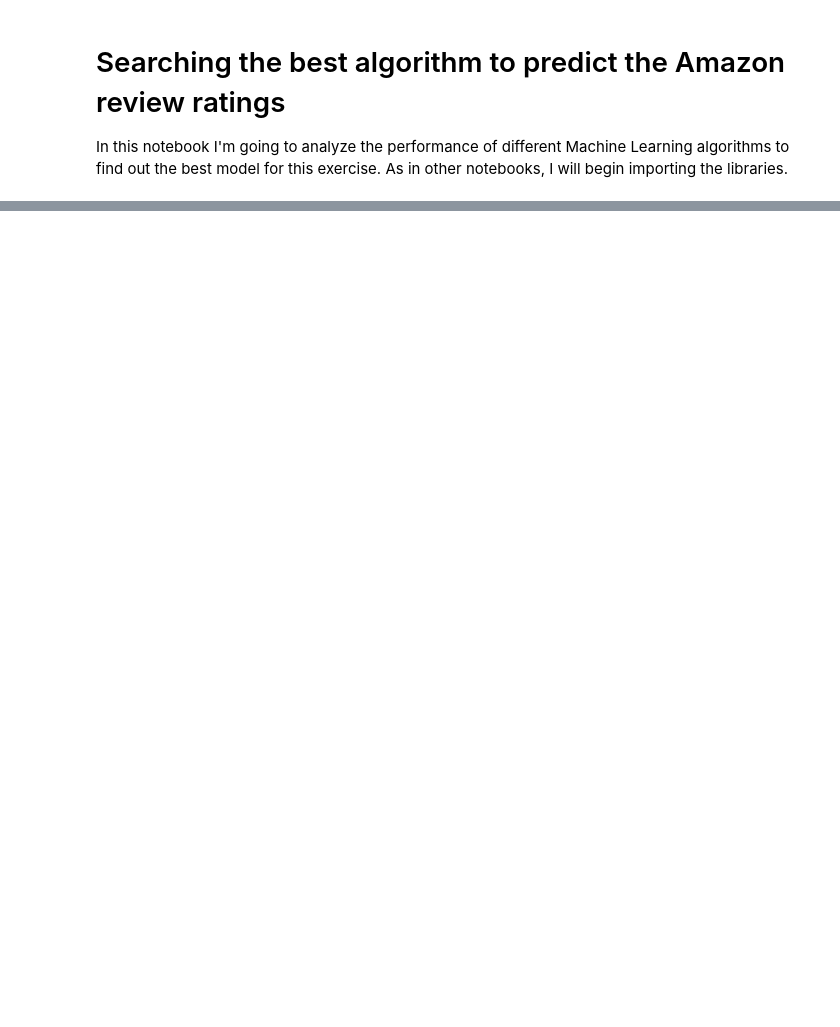
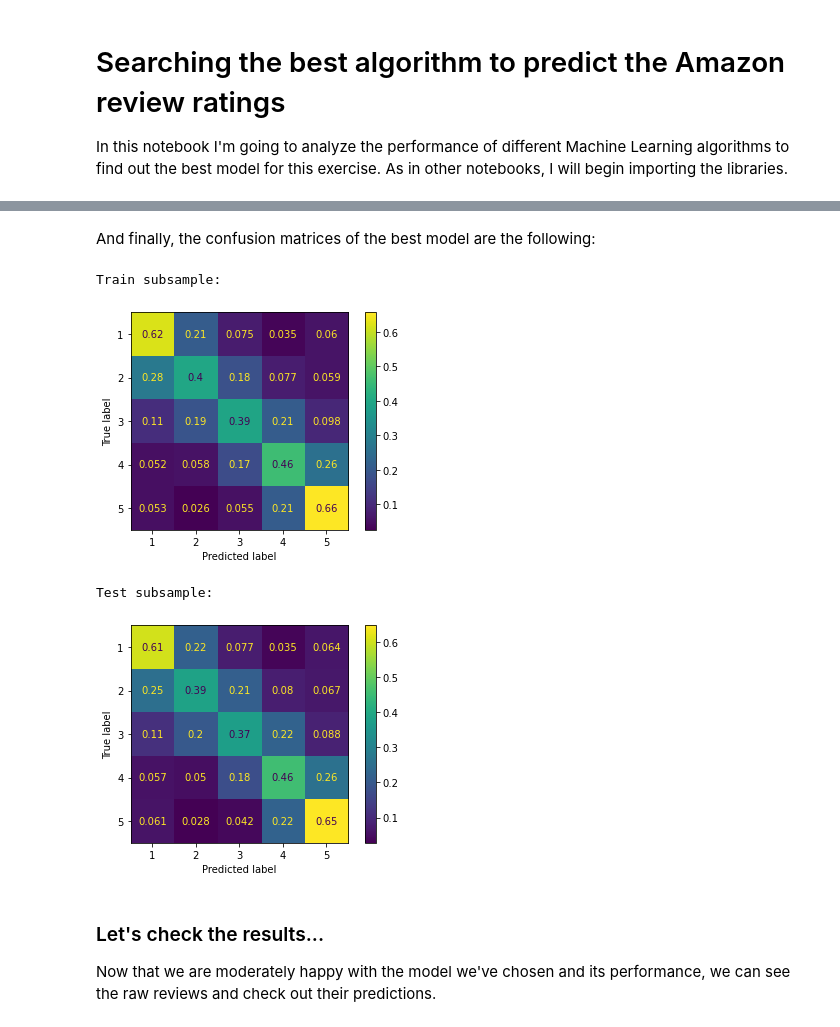
Before and after one commit to ordovas/amazon_books_reviews, a Jupyter notebook: pipeline_multi_ml.ipynb, the cells around one changed output, grey strips where cells are left out. Saved outputs shown, nothing was run; the diff lists cells and outputs as text; code cells hidden in the pictures; blank space fills up the shorter version.

Commit message:
Last checkings on the results

```diff
--- a/pipeline_multi_ml.ipynb
+++ b/pipeline_multi_ml.ipynb
@@ -31,12 +35,16 @@ books =db.books
 # Obtain a random sample from the dataset, selecting only a few records
 # (we will use only overall and reviewTest, but I will load a few more just in case I
 # want to play with more info...)
-res = list(books.aggregate([
-    { "$sample": { "size": 50000 }}
-    ,{ "$project": {"id": "$_id", "_id": 0, "overall": 1, "reviewText": 1,"summary":1,"reviewerName":1}}
-]))
-# Converting to pandas DataFrame
-df=pd.DataFrame(res)
+df=pd.DataFrame()
+for i in range(1,6):
+    res = list(books.aggregate([{"$match":{"overall":i}},
+        { "$sample": { "size": 10000 }},
+        { "$project": {"id": "$_id", "_id": 0, "overall": 1, "reviewText": 1,"summary":1,"reviewerName":1}} ]))
+    # Converting to pandas DataFrame
+    dft=pd.DataFrame(res)
 
-df=df.dropna()
+    dft=dft.dropna().reset_index()
+    df=df.append(dft)
+
 df=df.reset_index()
+df["overall"].value_counts()
@@ -45,6 +60,10 @@ And now I will clean the text of the reviews (removing punctuation and stop word
 # %%
 df["review_clean"]=df["reviewText"]
 df["review_clean"]=df["review_clean"].apply(cleaning_review)
-df_tfidf=tfidf(df["review_clean"],5)
-comps,var,svd_transformer = svc_dimred(df_tfidf,500)
-data_svd = svd_transformer.transform(df_tfidf)
+
+Xraw_train, Xraw_test, y_train, y_test = train_test_split(df, df["overall"],
+                                                          test_size=0.15, random_state=42)
+Xtfidf_train , Xtfidf_test= tfidf(Xraw_train["review_clean"], Xraw_test["review_clean"],5)
+comps,var,svd_transformer = svc_dimred(Xtfidf_train,500)
+X_train = svd_transformer.transform(Xtfidf_train)
+X_test = svd_transformer.transform(Xtfidf_test)
@@ -55,6 +83,5 @@ After that, I will import a class that I've created previously, that is the one
 # %%
-
 clf=BestClassifier(X_train,y_train,[ "LogisticRegression","LinearSVC","SGDClassifier",
-                             "KNeighborsClassifier","RandomForestClassifier"])
+                             "KNeighborsClassifier","RandomForestClassifier","GaussianNB"])
 # %% [output]
 Analyzing LogisticRegression
@@ -75,7 +118,18 @@ plt.legend();
+# %% [markdown]
+And finally, the confusion matrices of the best model are the following:
 # %%
 print("Train subsample:")
-plot_confusion_matrix(clf, X_train, y_train,cmap="viridis",normalize="true")
+plot_confusion_matrix(clf.bestclassifier_, X_train, y_train,cmap="viridis",normalize="true")
 plt.show();
 print("Test subsample:")
-plot_confusion_matrix(clf, X_test, y_test,cmap="viridis",normalize="true")
+plot_confusion_matrix(clf.bestclassifier_, X_test, y_test,cmap="viridis",normalize="true")
 plt.show();
+# %% [output]
+Train subsample:
+[figure, added]
+Test subsample:
+[figure, added]
+# %% [markdown]
+### Let's check the results...
+
+Now that we are moderately happy with the model we've chosen and its performance, we can see the raw reviews and check out their predictions.
```
Also changed, not shown: parts of 21 cells of this notebook, 4 other files.
